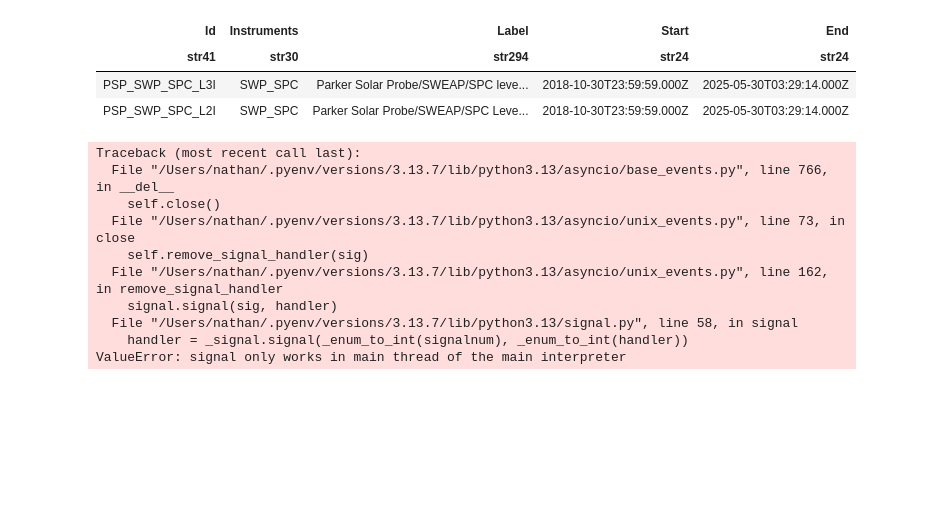
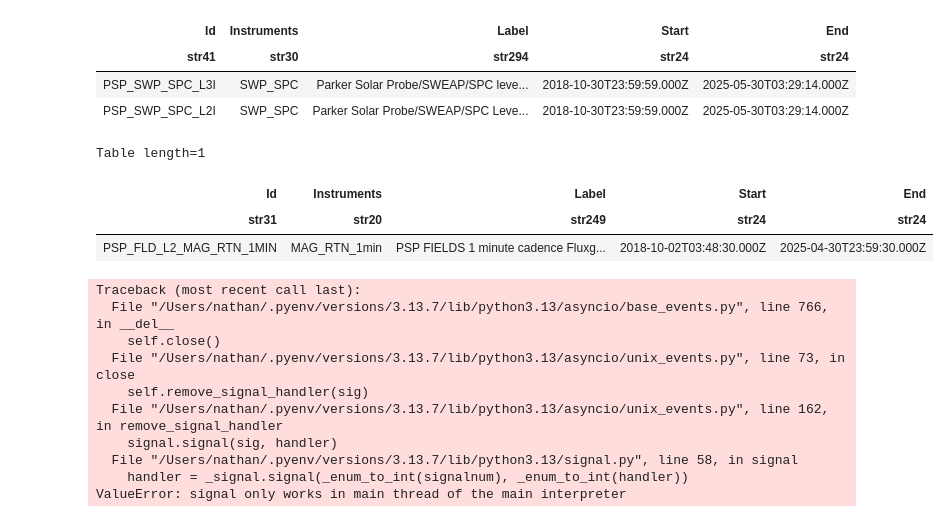
Before and after one commit to BlueNeptune11/sun_capstone, a Jupyter notebook: AceSoPsp_timeseries.ipynb, the cells around one changed output. Drawn from its saved outputs; the diff is of its cells as text; code cells hidden in the pictures; blank space fills up the shorter version.

```diff
--- a/AceSoPsp_timeseries.ipynb
+++ b/AceSoPsp_timeseries.ipynb
@@ -50,6 +50,14 @@ Table length=2
 | str41 | str30 | str294 | str24 | str24 |
 | PSP_SWP_SPC_L3I | SWP_SPC | Parker Solar Probe/SWEAP/SPC leve... | 2018-10-30T23:59:59.000Z | 2025-05-30T03:29:14.000Z |
 | PSP_SWP_SPC_L2I | SWP_SPC | Parker Solar Probe/SWEAP/SPC Leve... | 2018-10-30T23:59:59.000Z | 2025-05-30T03:29:14.000Z |
+# %%
+psp_fields_ds = get_datasets('PSP_FLD')
+psp_fields_ds[psp_fields_ds['Instruments'] == 'MAG_RTN_1min']
+# %% [output]
+Table length=1
+| Id | Instruments | Label | Start | End |
+| str31 | str20 | str249 | str24 | str24 |
+| PSP_FLD_L2_MAG_RTN_1MIN | MAG_RTN_1min | PSP FIELDS 1 minute cadence Fluxg... | 2018-10-02T03:48:30.000Z | 2025-04-30T23:59:30.000Z |
 # %%
 # Search and download sweap instrument data (every 30ish seconds)
 res_psp_spc = Fido.search(a.Time(tstart, tend), a.cdaweb.Dataset('PSP_SWP_SPC_L3I'))
```
Also changed, not shown: parts of 5 cells of this notebook.
